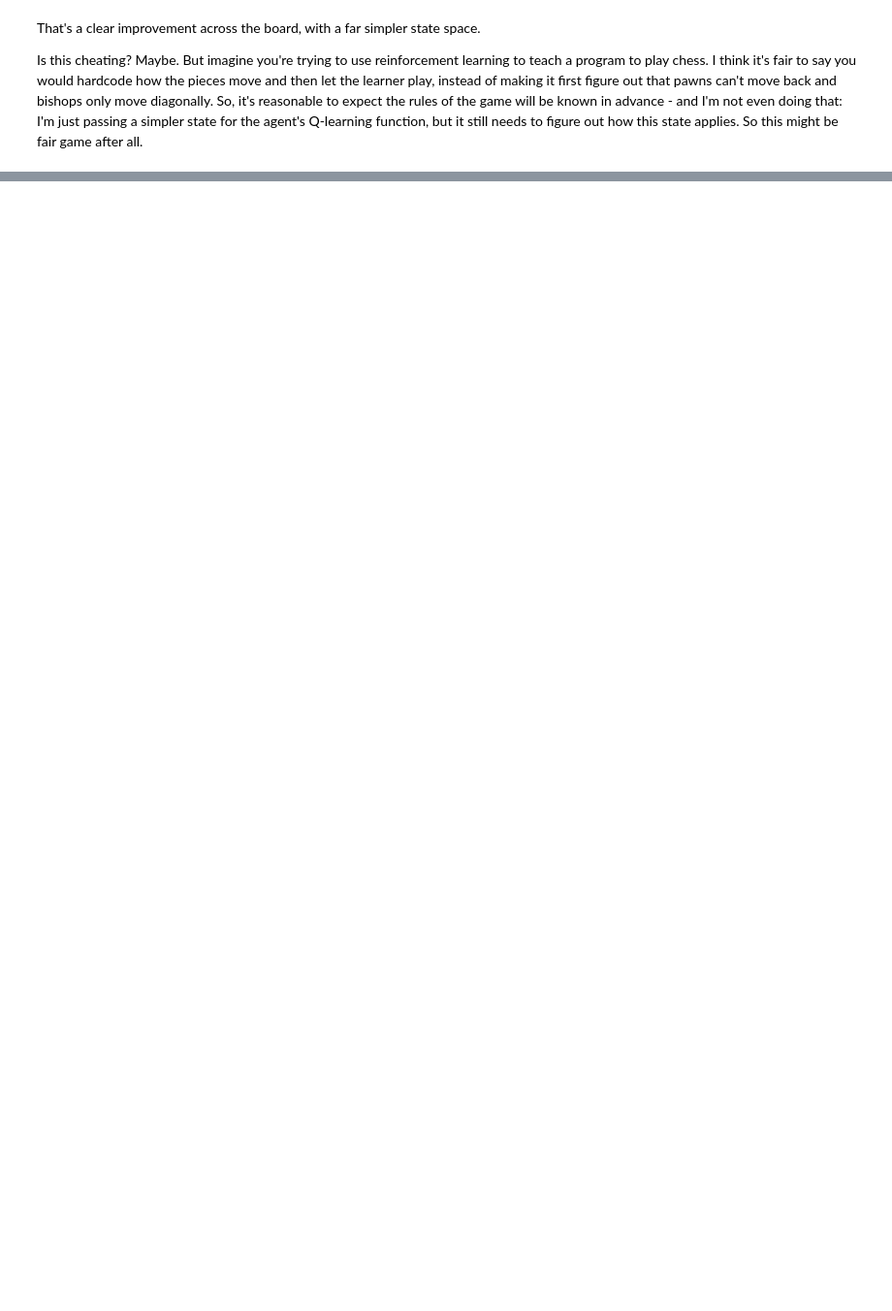
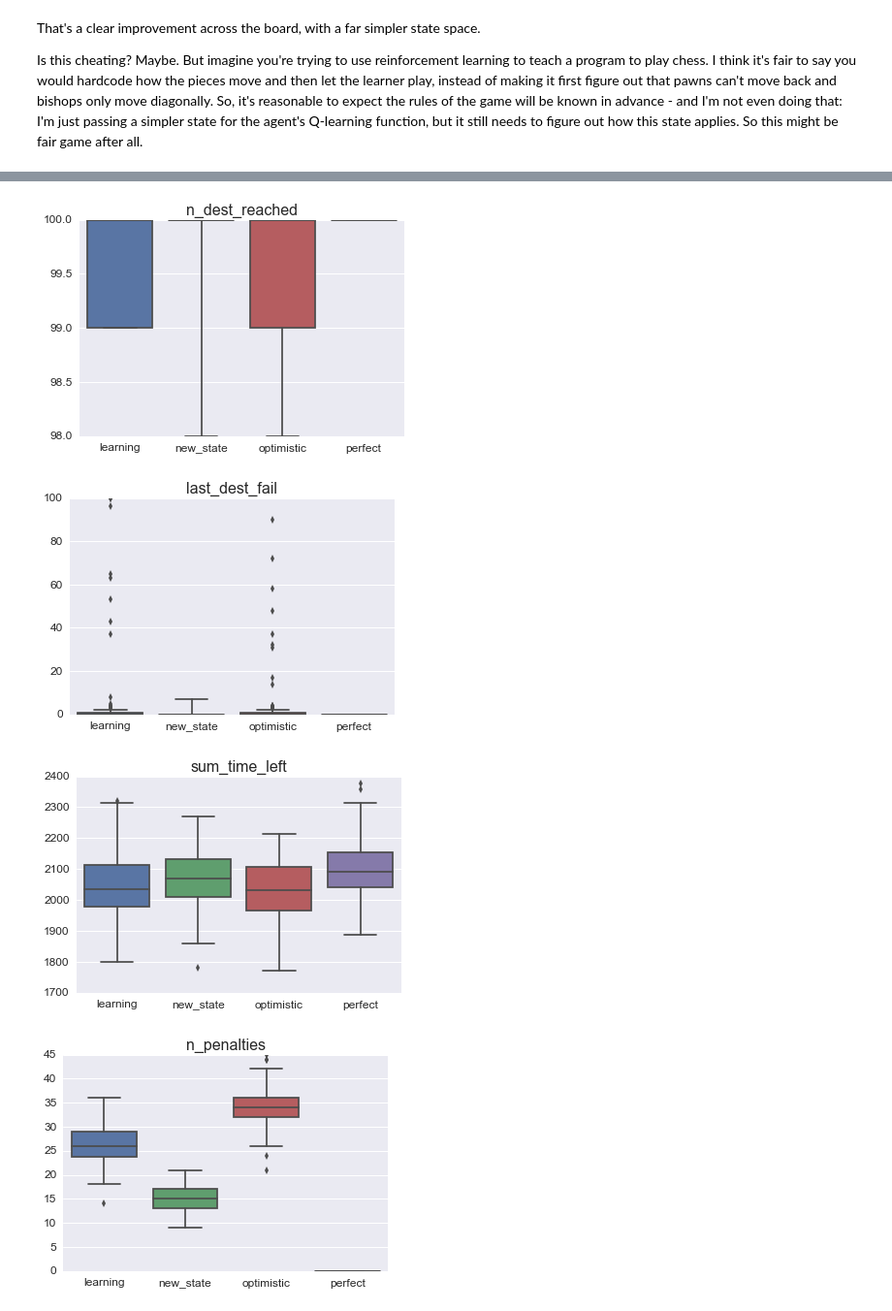
Before and after one commit to lmurtinho/mlend_ps4_smartcab, a Jupyter notebook: project_report.ipynb, the cells around one changed output, grey strips where cells are left out. Shown: that part at 97% size. Saved outputs shown, nothing was run; the diff lists cells and outputs as text; code cells hidden in the pictures; blank space fills up the shorter version.

```diff
--- a/project_report.ipynb
+++ b/project_report.ipynb
@@ -696,0 +719,24 @@ Is this cheating? Maybe. But imagine you're trying to use reinforcement learning
+# %%
+from smartcab.run_perfect import run_sims
+
+agents = {'learning': LearningAgent,
+          'optimistic': OptimisticAgent,
+          'new_state': NewStateAgent,
+          'perfect': PerfectAgent}
+
+dfs = {}
+
+for agent in agents:
+    dfs[agent] = run_sims(100, 100, agents[agent])
+
+perfect_planner_panel = pd.Panel.from_dict(dfs)
+for column in df_learning.columns:
+    sns.boxplot(data=perfect_planner_panel.minor_xs(column))
+    plt.title(column)
+    plt.show()
+    plt.close()
+# %% [output]
+[figure, added]
+[figure, added]
+[figure, added]
+[figure, added]
```
Also changed, not shown: parts of 19 cells of this notebook, 26 other files.
